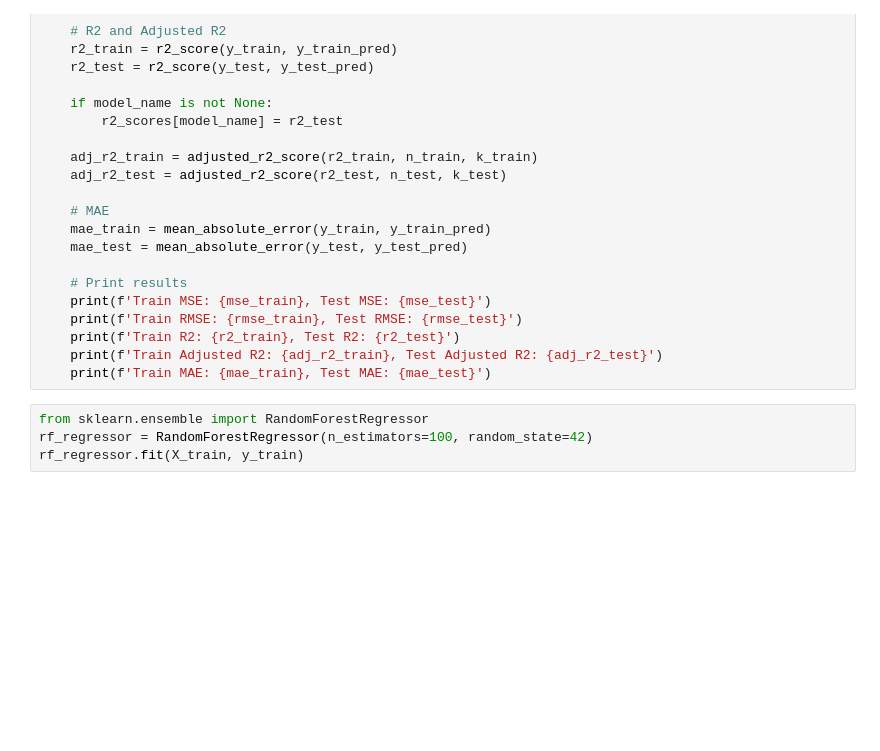
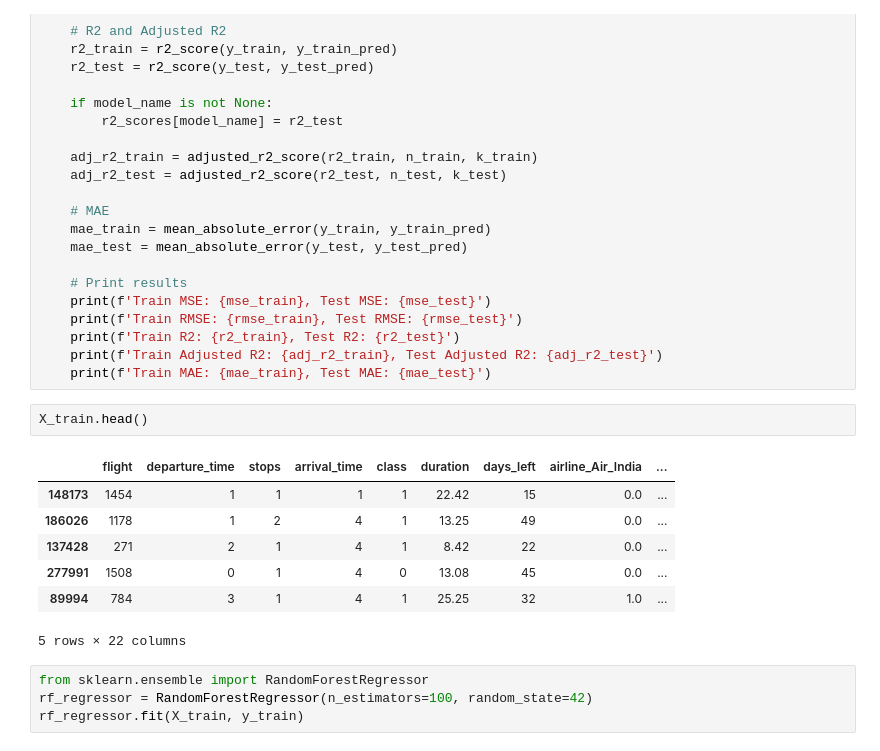
Before and after one commit to Aarzooj/CS343-Machine-Learning-Project, a Jupyter notebook: preprocessing.ipynb, the cells around one changed output. Drawn from its saved outputs; the diff is of its cells as text; blank space fills up the shorter version.

```diff
--- a/preprocessing.ipynb
+++ b/preprocessing.ipynb
@@ -482,6 +414,16 @@ def evaluate_metrics(X_train, X_test, y_train_pred, y_test_pred,model_name = Non
     print(f'Train R2: {r2_train}, Test R2: {r2_test}')
     print(f'Train Adjusted R2: {adj_r2_train}, Test Adjusted R2: {adj_r2_test}')
     print(f'Train MAE: {mae_train}, Test MAE: {mae_test}')
+# %%
+X_train.head()
+# %% [output]
+|  | flight | departure_time | stops | arrival_time | class | duration | days_left | airline_Air_India | ... |
+| 148173 | 1454 | 1 | 1 | 1 | 1 | 22.42 | 15 | 0.0 | ... |
+| 186026 | 1178 | 1 | 2 | 4 | 1 | 13.25 | 49 | 0.0 | ... |
+| 137428 | 271 | 2 | 1 | 4 | 1 | 8.42 | 22 | 0.0 | ... |
+| 277991 | 1508 | 0 | 1 | 4 | 0 | 13.08 | 45 | 0.0 | ... |
+| 89994 | 784 | 3 | 1 | 4 | 1 | 25.25 | 32 | 1.0 | ... |
+5 rows × 22 columns
 # %%
 from sklearn.ensemble import RandomForestRegressor
 rf_regressor = RandomForestRegressor(n_estimators=100, random_state=42)
```
Also changed, not shown: parts of 50 cells of this notebook, 1 other file.
